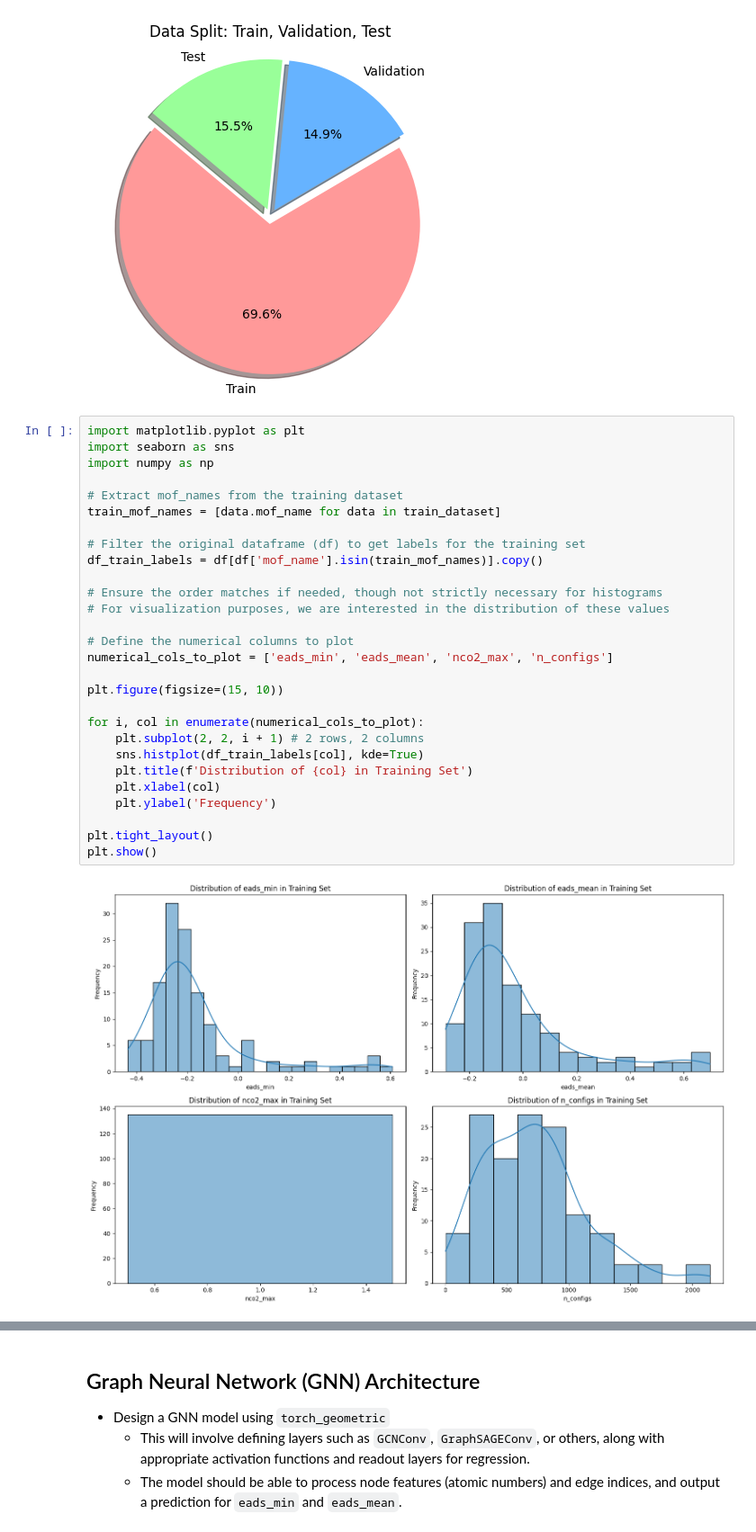
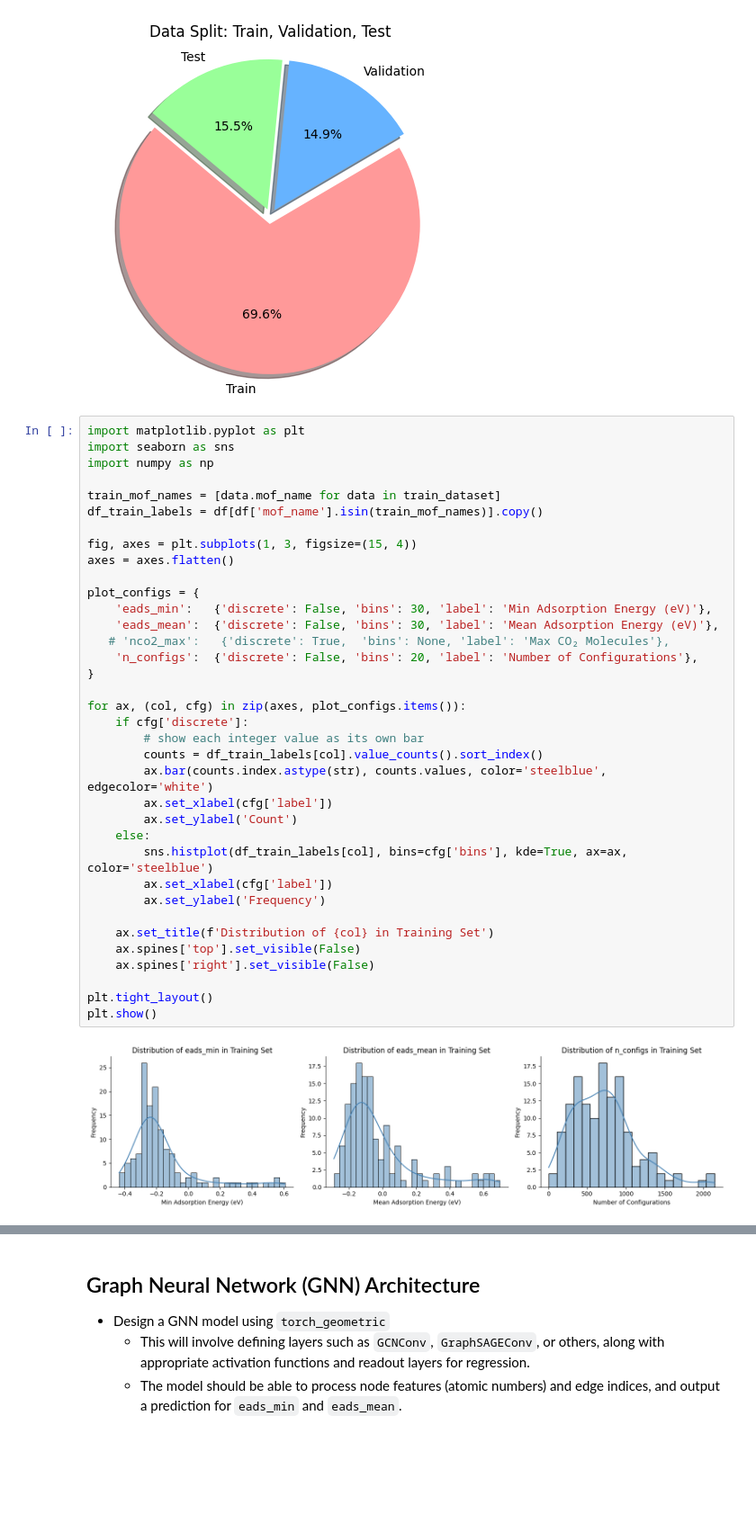
Before and after one commit to semmatoninn/CHE1148_MOFs_AtomicWizards, a Jupyter notebook: MOFs_E3GNN__AtomicWizards.ipynb, the cells around one changed output, grey strips where cells are left out. Shown at 90% size. Cells and saved outputs as stored; diff of their text form; blank space fills up the shorter version.

```diff
--- a/MOFs_E3GNN__AtomicWizards.ipynb
+++ b/MOFs_E3GNN__AtomicWizards.ipynb
@@ -410,33 +387,41 @@ plt.title('Data Split: Train, Validation, Test')
 plt.show()
 # %% [output]
 [figure]
-# %%
-import matplotlib.pyplot as plt
-import seaborn as sns
-import numpy as np
-
-# Extract mof_names from the training dataset
-train_mof_names = [data.mof_name for data in train_dataset]
-
-# Filter the original dataframe (df) to get labels for the training set
-df_train_labels = df[df['mof_name'].isin(train_mof_names)].copy()
-
-# Ensure the order matches if needed, though not strictly necessary for histograms
-# For visualization purposes, we are interested in the distribution of these values
-
-# Define the numerical columns to plot
-numerical_cols_to_plot = ['eads_min', 'eads_mean', 'nco2_max', 'n_configs']
-
-plt.figure(figsize=(15, 10))
-
-for i, col in enumerate(numerical_cols_to_plot):
-    plt.subplot(2, 2, i + 1) # 2 rows, 2 columns
-    sns.histplot(df_train_labels[col], kde=True)
-    plt.title(f'Distribution of {col} in Training Set')
-    plt.xlabel(col)
-    plt.ylabel('Frequency')
-
-plt.tight_layout()
-plt.show()
-# %% [output]
-[figure, removed]
+# %%
+import matplotlib.pyplot as plt
+import seaborn as sns
+import numpy as np
+
+train_mof_names = [data.mof_name for data in train_dataset]
+df_train_labels = df[df['mof_name'].isin(train_mof_names)].copy()
+
+fig, axes = plt.subplots(1, 3, figsize=(15, 4))
+axes = axes.flatten()
+
+plot_configs = {
+    'eads_min':   {'discrete': False, 'bins': 30, 'label': 'Min Adsorption Energy (eV)'},
+    'eads_mean':  {'discrete': False, 'bins': 30, 'label': 'Mean Adsorption Energy (eV)'},
+   # 'nco2_max':   {'discrete': True,  'bins': None, 'label': 'Max CO₂ Molecules'},
+    'n_configs':  {'discrete': False, 'bins': 20, 'label': 'Number of Configurations'},
+}
+
+for ax, (col, cfg) in zip(axes, plot_configs.items()):
+    if cfg['discrete']:
+        # show each integer value as its own bar
+        counts = df_train_labels[col].value_counts().sort_index()
+        ax.bar(counts.index.astype(str), counts.values, color='steelblue', edgecolor='white')
+        ax.set_xlabel(cfg['label'])
+        ax.set_ylabel('Count')
+    else:
+        sns.histplot(df_train_labels[col], bins=cfg['bins'], kde=True, ax=ax, color='steelblue')
+        ax.set_xlabel(cfg['label'])
+        ax.set_ylabel('Frequency')
+
+    ax.set_title(f'Distribution of {col} in Training Set')
+    ax.spines['top'].set_visible(False)
+    ax.spines['right'].set_visible(False)
+
+plt.tight_layout()
+plt.show()
+# %% [output]
+[figure, added]
```
Also changed, not shown: parts of 11 cells of this notebook.
